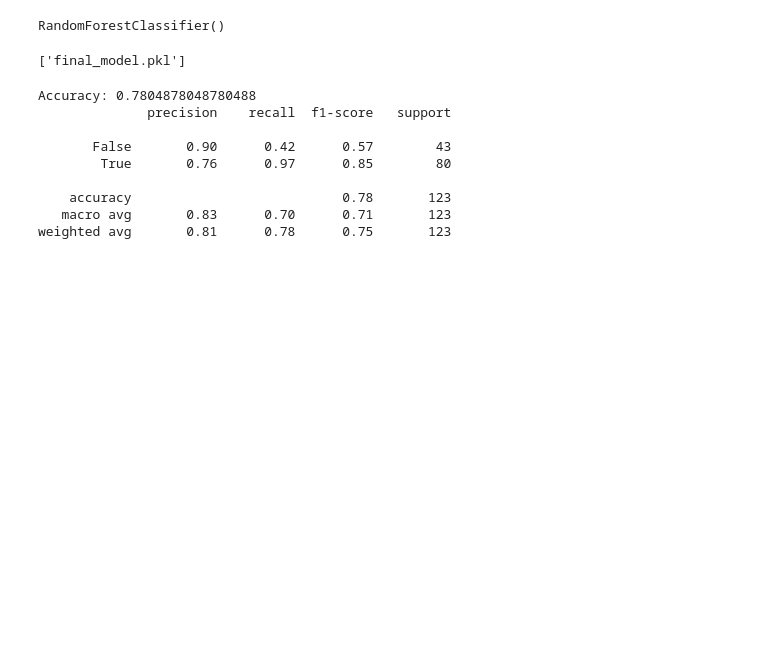
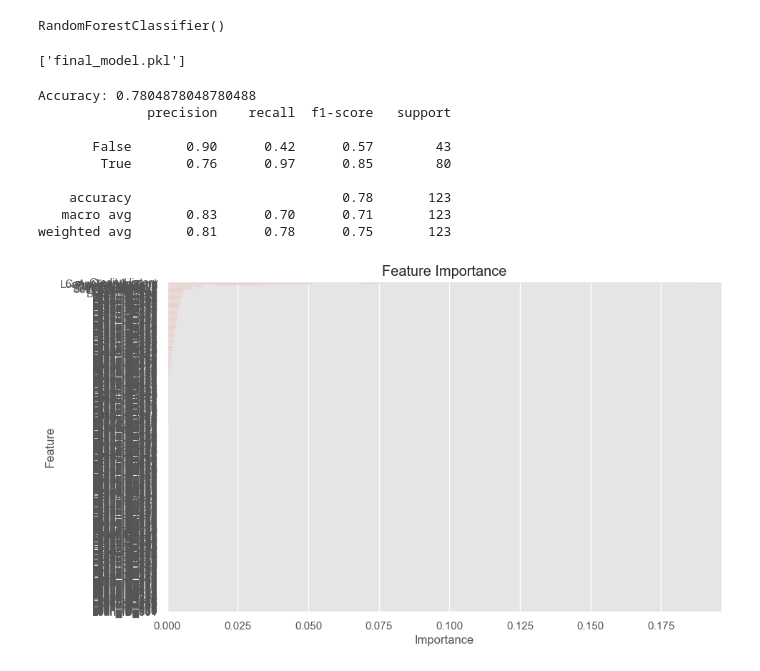
Before and after one commit to rubydamodar/Loan-approval-prediction-, a Jupyter notebook: loan approval Exploratory Data Analysis (EDA)/LoanApproval.ipynb, the cells around one changed output. Saved outputs shown, nothing was run; the diff lists cells and outputs as text; code cells hidden in the pictures; blank space fills up the shorter version.

Commit message:
best model trained and tuned
Co-Authored-By: sygitech <141951201+sygitech@users.noreply.github.com>
Co-Authored-By: RUBYP <33476821+rubyp@users.noreply.github.com>

```diff
--- a/loan approval Exploratory Data Analysis (EDA)/LoanApprovalEDA.ipynb
+++ b/loan approval Exploratory Data Analysis (EDA)/LoanApproval.ipynb
@@ -555,3 +555,20 @@ Accuracy: 0.7804878048780488
     accuracy                           0.78       123
    macro avg       0.83      0.70      0.71       123
 weighted avg       0.81      0.78      0.75       123
+# %%
+feature_importances = final_model.feature_importances_
+
+# Create a DataFrame for visualization
+feature_names = X_train.columns
+importance_df = pd.DataFrame({'Feature': feature_names, 'Importance': feature_importances})
+
+# Sort the DataFrame
+importance_df = importance_df.sort_values(by='Importance', ascending=False)
+
+# Plot feature importances
+plt.figure(figsize=(10, 6))
+sns.barplot(data=importance_df, x='Importance', y='Feature')
+plt.title('Feature Importance')
+plt.show()
+# %% [output]
+[figure, added]
```
Also changed, not shown: parts of 6 cells of this notebook, 2 other files.
